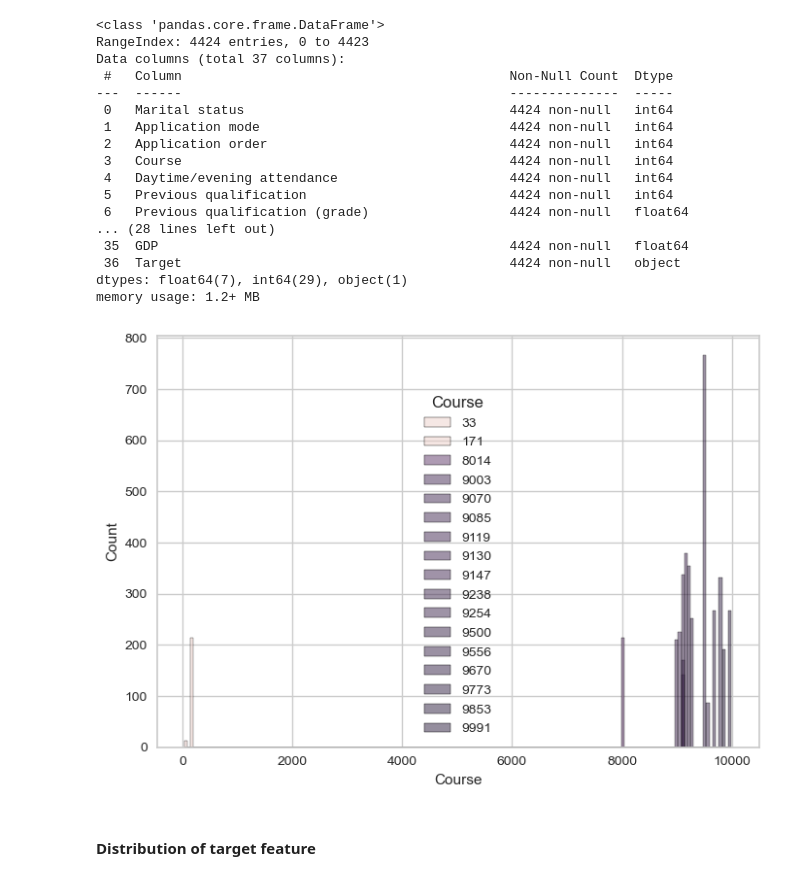
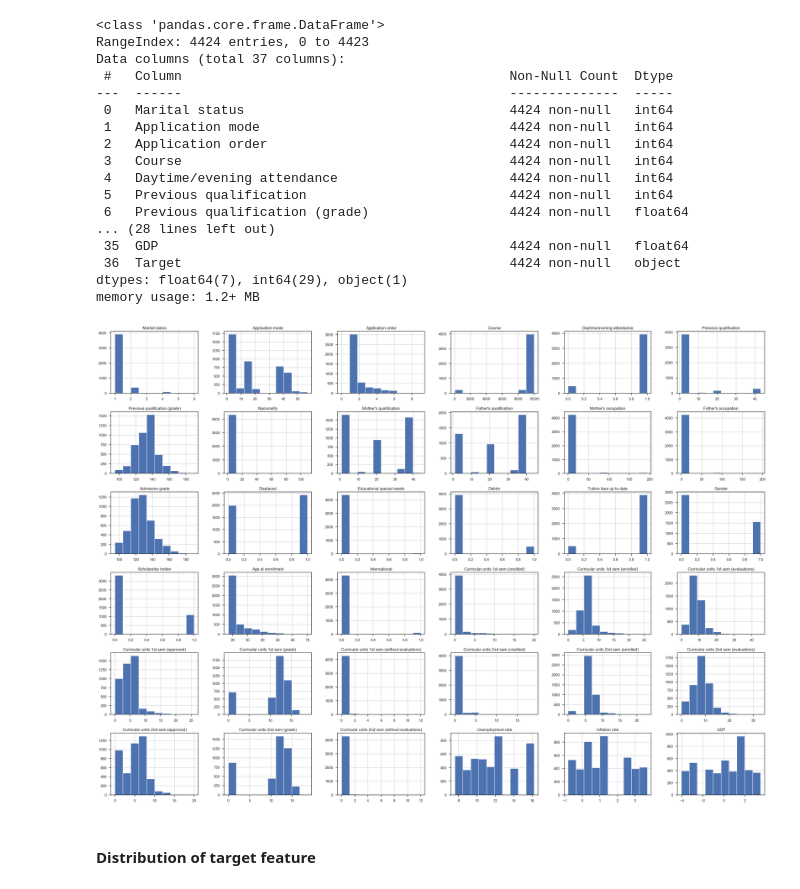
Before and after one commit to marijakljestan/predict-dropout-or-academic-success, a Jupyter notebook: siap.ipynb, the cells around one changed output. Saved outputs shown, nothing was run; the diff lists cells and outputs as text; code cells hidden in the pictures.

Commit message:
Exploatory data analysis

```diff
--- a/siap.ipynb
+++ b/siap.ipynb
@@ -60,12 +60,12 @@ Data columns (total 37 columns):
  36  Target                                          4424 non-null   object
 dtypes: float64(7), int64(29), object(1)
 memory usage: 1.2+ MB
-# %%
-# Plot the distribution of the target feature
-sns.histplot(data=df, x='Course', hue='Course', kde=False)
-plt.show()
-# %% [output]
-[figure, removed]
+# %%
+# Plot histograms for all features
+df.hist(figsize=(35,25))
+plt.show()
+# %% [output]
+[figure, added]
 # %% [markdown]
 #### Distribution of target feature
 # %%
```
Also changed, not shown: parts of 12 cells of this notebook, 1 other file.
